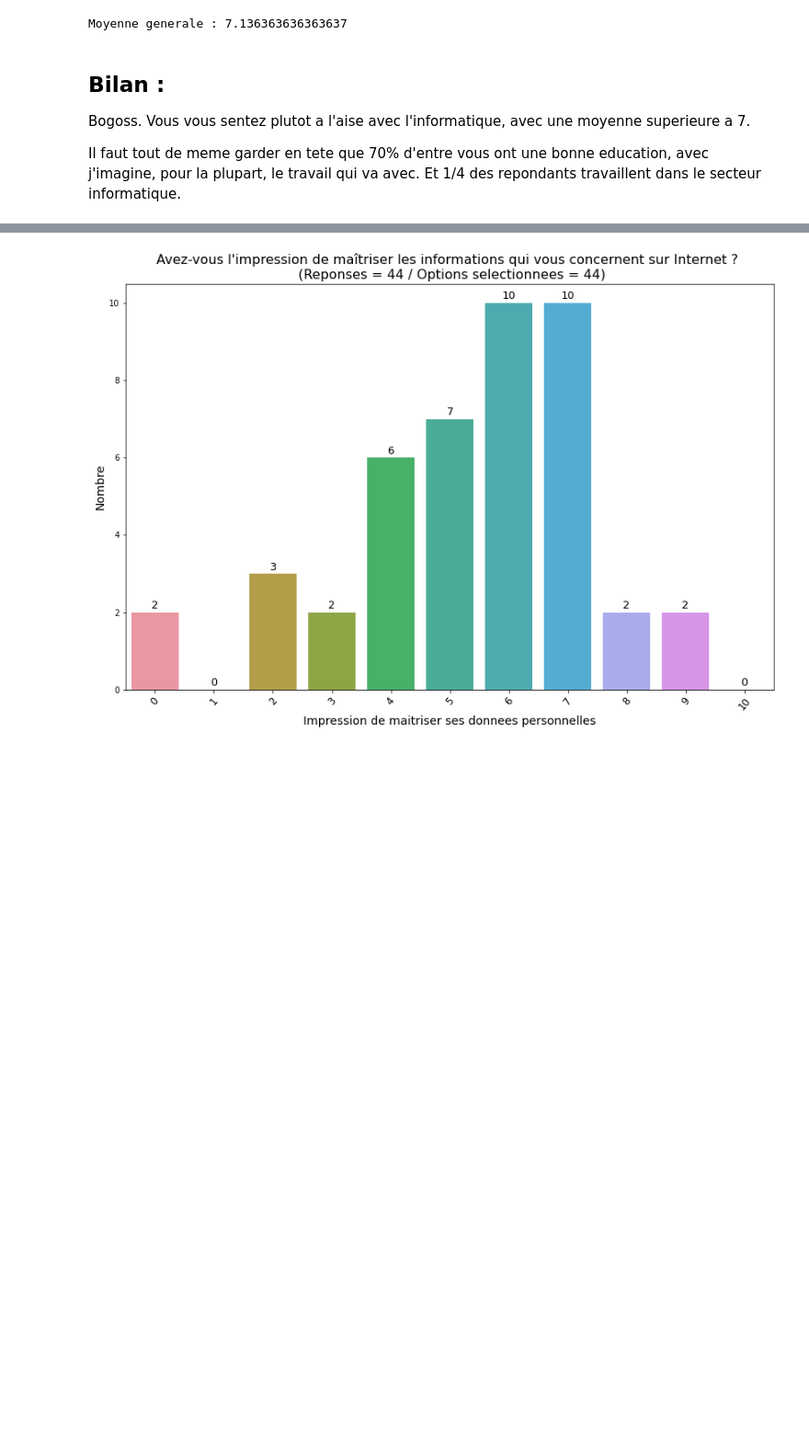
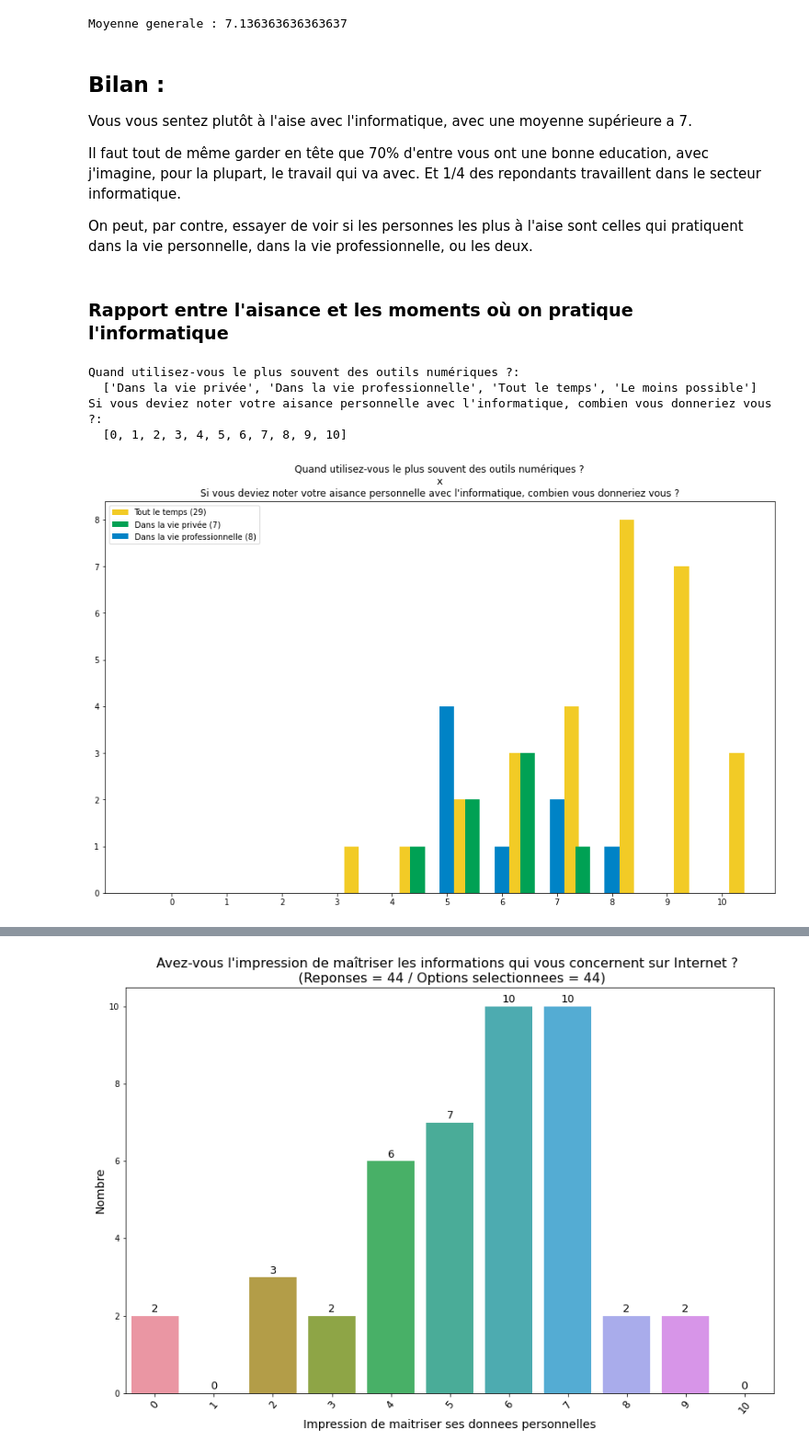
Before and after one commit to MaximoRose/QA_AnalyseResTypeForm, a Jupyter notebook: OpportuniteGP/OpportuniteGP.ipynb, the cells around one changed output, grey strips where cells are left out. Shown at 92% size. Drawn from its saved outputs; the diff is of its cells as text; code cells hidden in the pictures; blank space fills up the shorter version.

```diff
--- a/OpportuniteGP/OpportuniteGP.ipynb
+++ b/OpportuniteGP/OpportuniteGP.ipynb
@@ -246,6 +277,23 @@ Moyenne generale : 7.136363636363637
 # %% [markdown]
 ## Bilan :
 
-Bogoss. Vous vous sentez plutot a l'aise avec l'informatique, avec une moyenne superieure a 7.
+Vous vous sentez plutôt à l'aise avec l'informatique, avec une moyenne supérieure a 7.
 
-Il faut tout de meme garder en tete que 70% d'entre vous ont une bonne education, avec j'imagine, pour la plupart, le travail qui va avec. Et 1/4 des repondants travaillent dans le secteur informatique.
+Il faut tout de même garder en tête que 70% d'entre vous ont une bonne education, avec j'imagine, pour la plupart, le travail qui va avec. Et 1/4 des repondants travaillent dans le secteur informatique.
+
+On peut, par contre, essayer de voir si les personnes les plus à l'aise sont celles qui pratiquent dans la vie personnelle, dans la vie professionnelle, ou les deux.
+# %% [markdown]
+### Rapport entre l'aisance et les moments où on pratique l'informatique
+# %%
+# Croiser les résultats des des questions et afficher les options possibles pour nous les rappeler
+q_timetoIT, l_timetoIT_lbl, l__timetoIT_dtfs, q_aisance, aisance_lbls, aisance_byapprentissage_dtfs = tfs.get_x_res(gidx1=1,qid1='EyykV9VMHRBS', gidx2=1,qid2='bK9T5Pen4AB0')
+# %% [output]
+Quand utilisez-vous le plus souvent des outils numériques ?:
+  ['Dans la vie privée', 'Dans la vie professionnelle', 'Tout le temps', 'Le moins possible']
+Si vous deviez noter votre aisance personnelle avec l'informatique, combien vous donneriez vous ?:
+  [0, 1, 2, 3, 4, 5, 6, 7, 8, 9, 10]
+# %%
+# Faire un graphique en barre pour ces résultats croisés.
+cln_df_xresults = myfig.plot_mbr_multiple_bars(qtitle = q_timetoIT + '\n x \n' + q_aisance, xlist_labels = aisance_lbls, legends = l_timetoIT_lbl, list_sub_dtfs = aisance_byapprentissage_dtfs, bar_indxs = [-2,0,1,-1])
+# %% [output]
+[figure, added]
```
Also changed, not shown: parts of 186 cells of this notebook, 3 other files.
